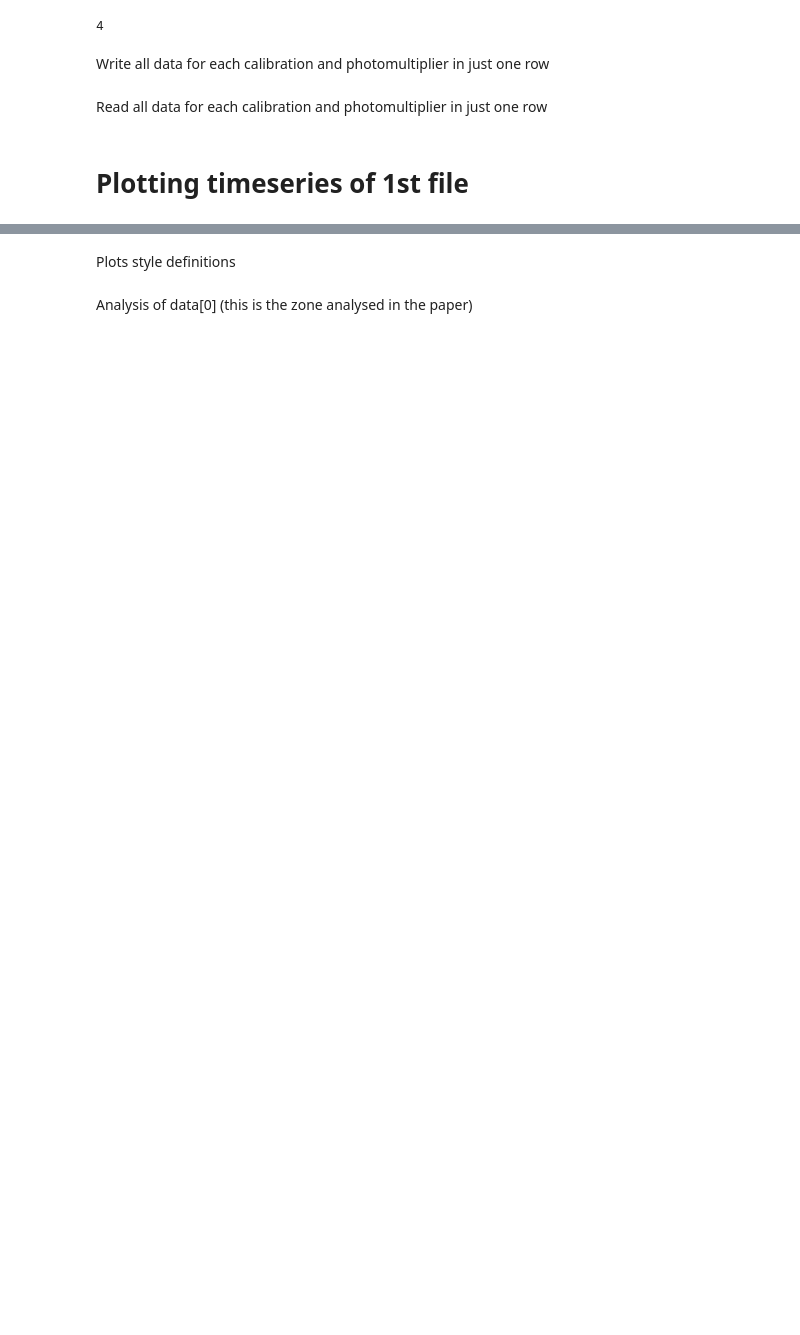
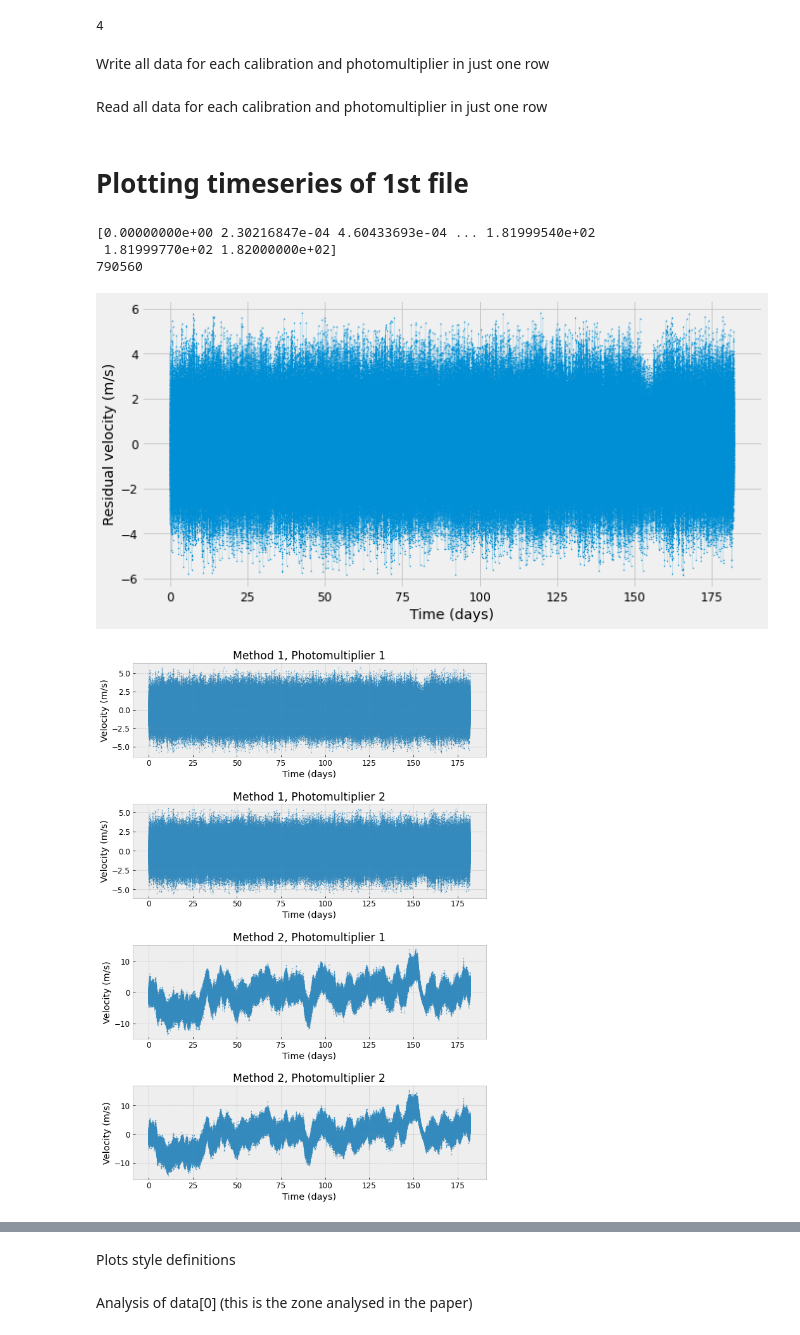
Before and after one commit to rita-png/astrophysics-laboratory, a Jupyter notebook: Sun.ipynb, the cells around one changed output, grey strips where cells are left out. Drawn from its saved outputs; the diff is of its cells as text; code cells hidden in the pictures; blank space fills up the shorter version.

```diff
--- a/Sun.ipynb
+++ b/Sun.ipynb
@@ -88,8 +96,6 @@ Read all data for each calibration and photomultiplier in just one row
 # %% [markdown]
 # Plotting timeseries of 1st file
 # %%
-import matplotlib.pyplot as plt
-import numpy as np
 import seaborn as sns
 tips = sns.load_dataset('tips')
 
@@ -107,34 +113,40 @@ with plt.style.context('fivethirtyeight'):
     plt.plot(plt_x, data[0], linewidth=0.1, alpha=0.8)
 
 plt.xlabel('Time (days)')
 plt.ylabel('Residual velocity (m/s)')
 plt.show()
 
 titles = ['Method 1, Photomultiplier 1','Method 1, Photomultiplier 2','Method 2, Photomultiplier 1','Method 2, Photomultiplier 2']
 # making 4 plot image
 with plt.style.context('bmh'):
 
     plt.rcParams.update({'font.size': 12})
     plt.rcParams["figure.figsize"] = (10,10)
 
     fig, ax = plt.subplots(4, 1,figsize=(10, 15))
     plt.subplots_adjust(hspace=0.5)
 
 
     for i in range(len(data)):
 
 
         ax[i].set_title(titles[i])
 
         ax[i].scatter(plt_x, data[i], cmap = 'Blues', alpha=0.8,s=1)
 
         ax[i].plot(plt_x, data[i], linewidth=0.1, alpha=0.8)
 
         ax[i].set_xlabel('Time (days)')
 
-        ax[i].set_ylabel('Velocity')
+        ax[i].set_ylabel('Velocity (m/s)')
 
     plt.show()
+# %% [output]
+[0.00000000e+00 2.30216847e-04 4.60433693e-04 ... 1.81999540e+02
+ 1.81999770e+02 1.82000000e+02]
+790560
+[figure, added]
+[figure, added]
 # %%
 # From Pythonic: Applying Fourier Transform In Python Using Numpy.fft
 
```
Also changed, not shown: parts of 45 cells of this notebook.
